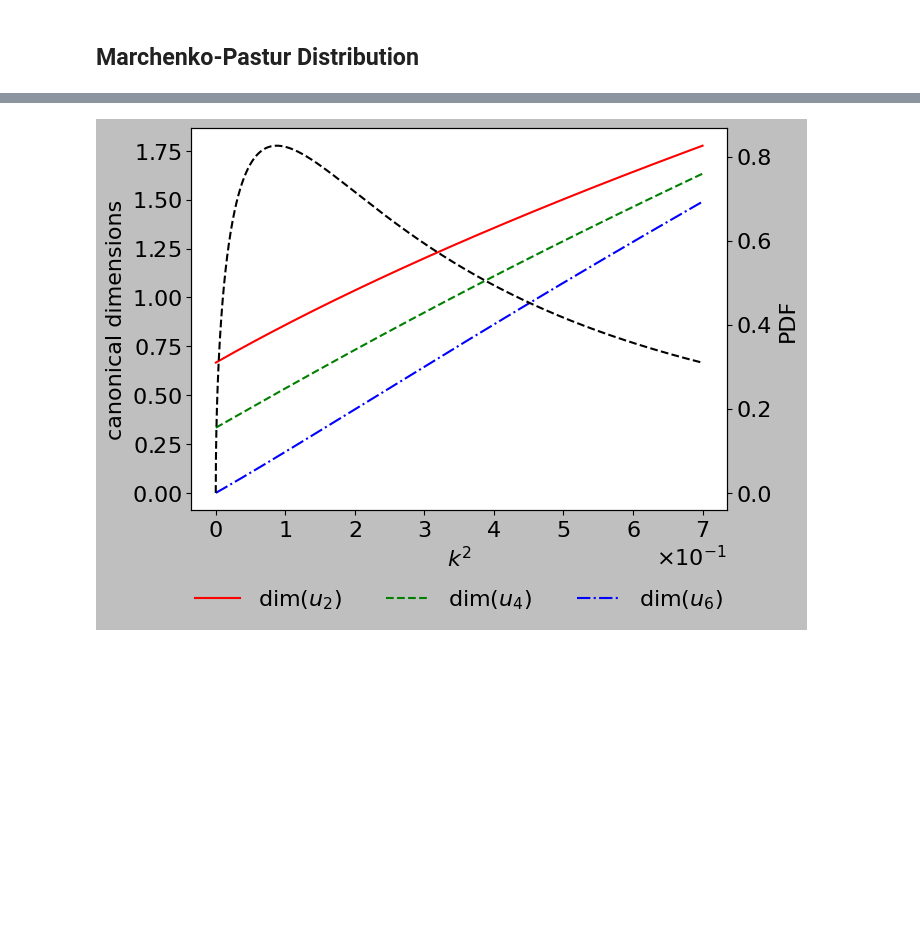
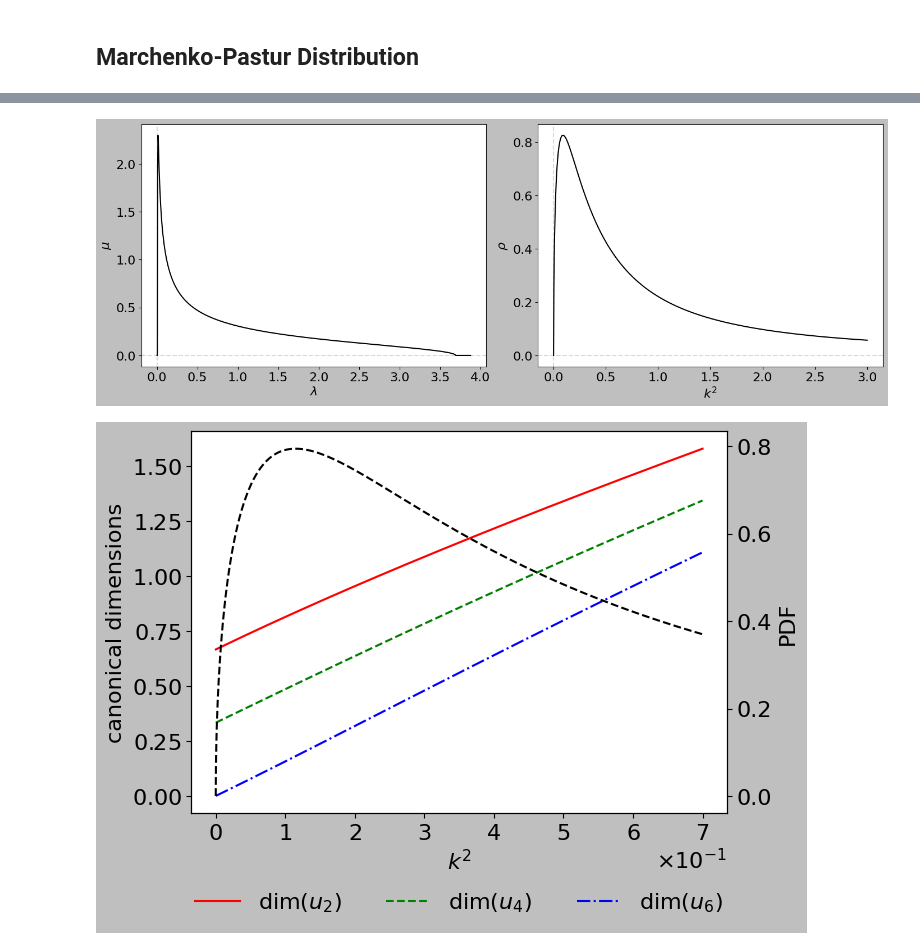
Before and after one commit to thesfinox/frg-signal-detection, a Jupyter notebook: notebooks/canonical_dimensions.ipynb, the cells around one changed output, grey strips where cells are left out. Cells and saved outputs as stored; diff of their text form; code cells hidden in the pictures; blank space fills up the shorter version.

Commit message:
Update plots

```diff
--- a/notebooks/canonical_dimensions.ipynb
+++ b/notebooks/canonical_dimensions.ipynb
@@ -312,6 +331,7 @@ def plot_distribution(dist: Distribution):
         y = dist.ipdf(x)
         ax[1].plot(x, y, "k-")
 
+        output_dir.mkdir(parents=True, exist_ok=True)
         plt.savefig(
             output_dir
             / f"marchenkopastur_ratio={dist.ratio}_sigma={dist.sigma}.pdf"
@@ -338,6 +358,7 @@ def plot_distribution(dist: Distribution):
         y = dist.ipdf(x)
         ax[1].plot(x, y, "k-")
 
+        output_dir.mkdir(parents=True, exist_ok=True)
         plt.savefig(
             output_dir
             / f"empirical_ratio={dist.ratio}_sigma={dist.sigma}_nsamples={dist.n_samples}.pdf"
@@ -500,8 +571,15 @@ plt.plot(snr, scale, "ko-")
-# %%
-data = "results/mp_canonical_dimensions_analytic.json"
-with open(data) as f:
-    data = json.load(f)
-
-plot_canonical_dimensions(data, suffix="analytic", analytic=True)
-# %% [output]
-[figure, removed]
+# %%
+mp = MarchenkoPastur(ratio=0.85, sigma=1.0)
+plot_distribution(mp)
+# %% [output]
+[figure, added]
+# %%
+!../scripts/canonical_dimensions.py --config ../configs/config.yaml --analytic --suffix snr
+
+with open(
+    "results/mp_canonical_dimensions_analytic_sigma=1.0_ratio=0.5_seed=42.json"
+) as f:
+    data = json.load(f)
+plot_canonical_dimensions(data, suffix="analytic", analytic=True)
+# %% [output]
+[figure, added]
```
Also changed, not shown: parts of 70 cells of this notebook, 2 other files.
